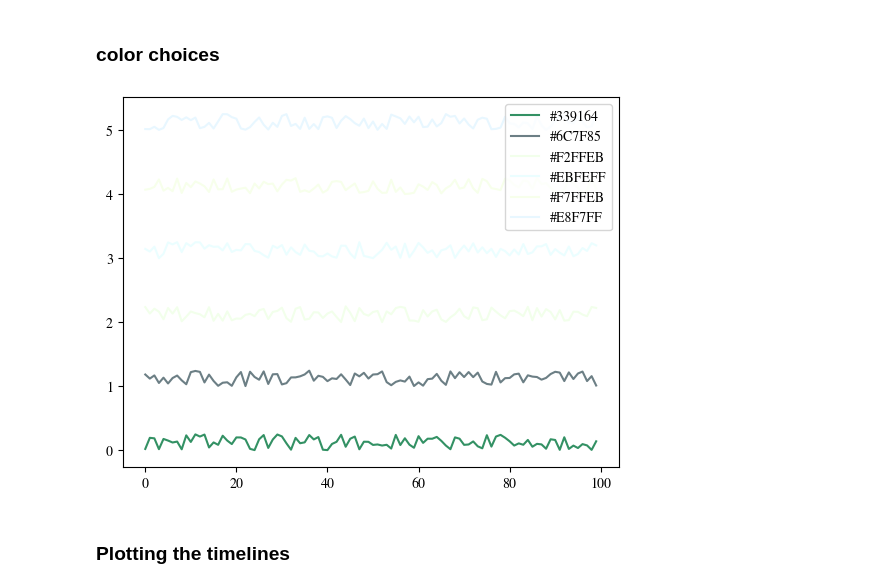
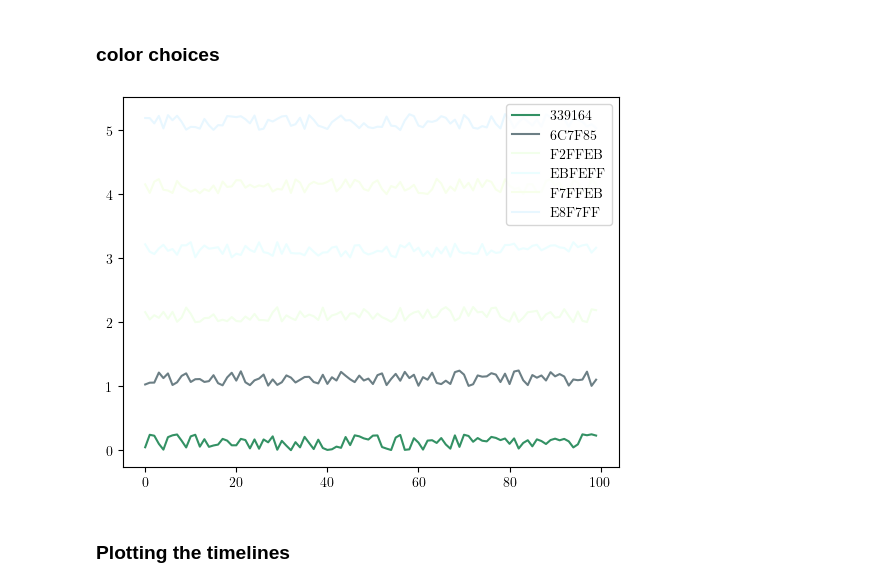
Before and after one commit to sugwg/ce-plots, a Jupyter notebook: time-infographic.ipynb, the cells around one changed output. Drawn from its saved outputs; the diff is of its cells as text; code cells hidden in the pictures.

```diff
--- a/time-infographic.ipynb
+++ b/time-infographic.ipynb
@@ -21,27 +21,31 @@ import matplotlib.font_manager
 %matplotlib inline
 # %%
 from matplotlib import rcParams
+
+plt.rc('text', usetex=True)
 rcParams["font.family"] = "serif"
-rcParams["font.serif"] = "STIX"
-rcParams["mathtext.fontset"] = "stix"
+rcParams["font.serif"] = "stix"
+plt.rcParams["mathtext.fontset"] = "stix"
 # %% [markdown]
 ### color choices
 # %%
 c_palette_list=['#339164','#6C7F85','#F2FFEB','#EBFEFF','#F7FFEB','#E8F7FF']
 x = numpy.array(range(100))
 for ii in range(len(c_palette_list)):
     plt.plot(x, ii + numpy.random.rand(100)*0.25,
-             color=c_palette_list[ii], label=c_palette_list[ii])
+             color=c_palette_list[ii], label=c_palette_list[ii][1:])
 plt.legend()
 
 # Fill color settings
 color_list = ['#F2FFEB','#EBFEFF','#F7FFEB','#E8F7FF']
 alpha = [1,1,1,1,1]
 
 color_dict = {'A$^\sharp$ (HLA)':c_palette_list[1],
-              'CE+2A$^\sharp$':c_palette_list[0]}
+              'CE40+2A$^\sharp$':c_palette_list[0],
+              'CE40+CE20+A$^\sharp$':'#6ecc7c',
+             }
 
 fc = '#5F646F' #color of facility lifetime bar
 # %% [output]
-[figure, old version]
+[figure, new version]
 # %%
```
Also changed, not shown: parts of 3 cells of this notebook.
